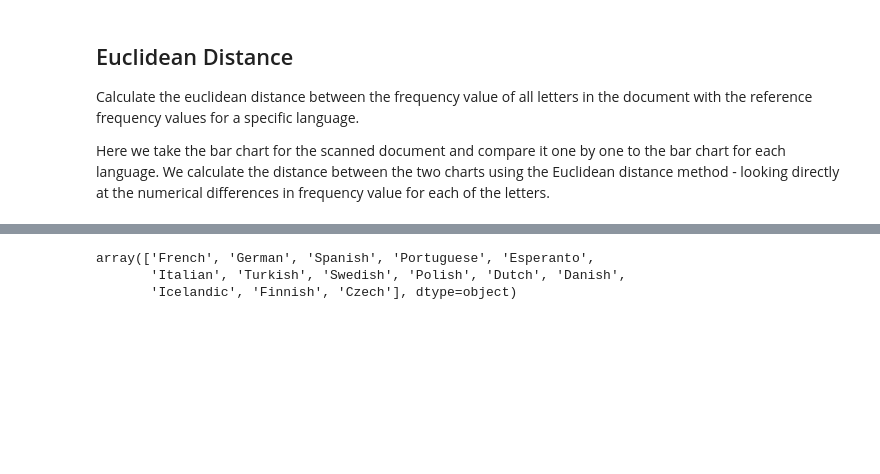
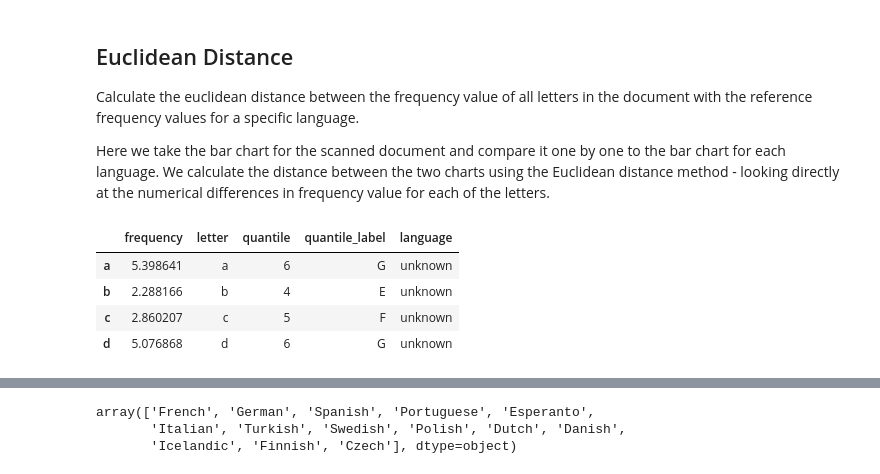
Before and after one commit to lucasjellema/language-determination-analytics, a Jupyter notebook: Letter Frequency Analysis - Determine Language of Document based on Signal Similarity.ipynb, the cells around one changed output, grey strips where cells are left out. Drawn from its saved outputs; the diff is of its cells as text; code cells hidden in the pictures; blank space fills up the shorter version.

```diff
--- a/Letter Frequency Analysis - Determine Language of Document based on Signal Similarity.ipynb
+++ b/Letter Frequency Analysis - Determine Language of Document based on Signal Similarity.ipynb
@@ -200,3 +201,13 @@ fig.show()
 Calculate the euclidean distance between the frequency value of all letters in the document with the reference frequency values for a specific language.
 
 Here we take the bar chart for the scanned document and compare it one by one to the bar chart for each language. We calculate the distance between the two charts using the Euclidean distance method - looking directly at the numerical differences in frequency value for each of the letters.
+# %%
+text_lf['language'] = 'unknown'
+text_lf['frequency'] = text_lf['frequency']*100
+text_lf.head(4)
+# %% [output]
+|  | frequency | letter | quantile | quantile_label | language |
+| a | 5.398641 | a | 6 | G | unknown |
+| b | 2.288166 | b | 4 | E | unknown |
+| c | 2.860207 | c | 5 | F | unknown |
+| d | 5.076868 | d | 6 | G | unknown |
```
Also changed, not shown: parts of 4 cells of this notebook.
